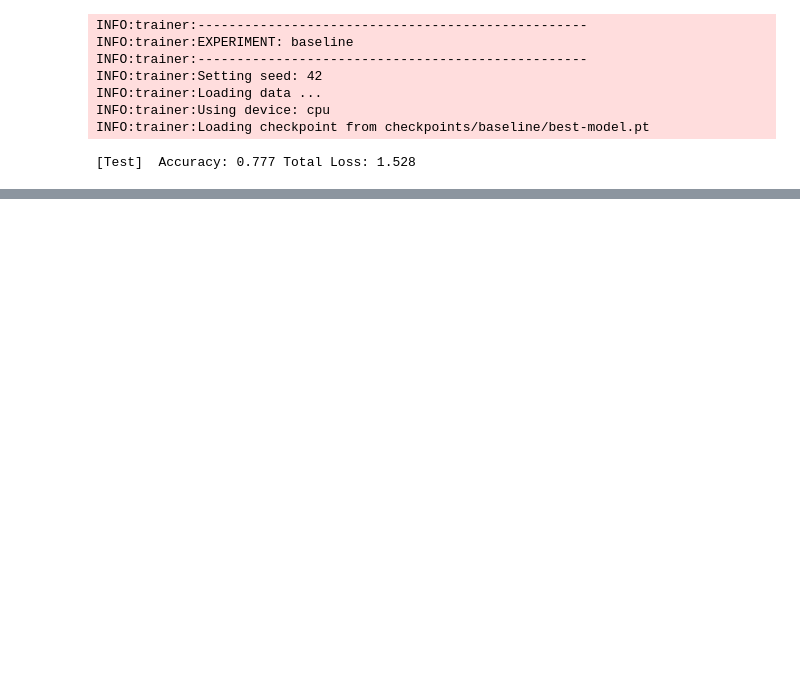
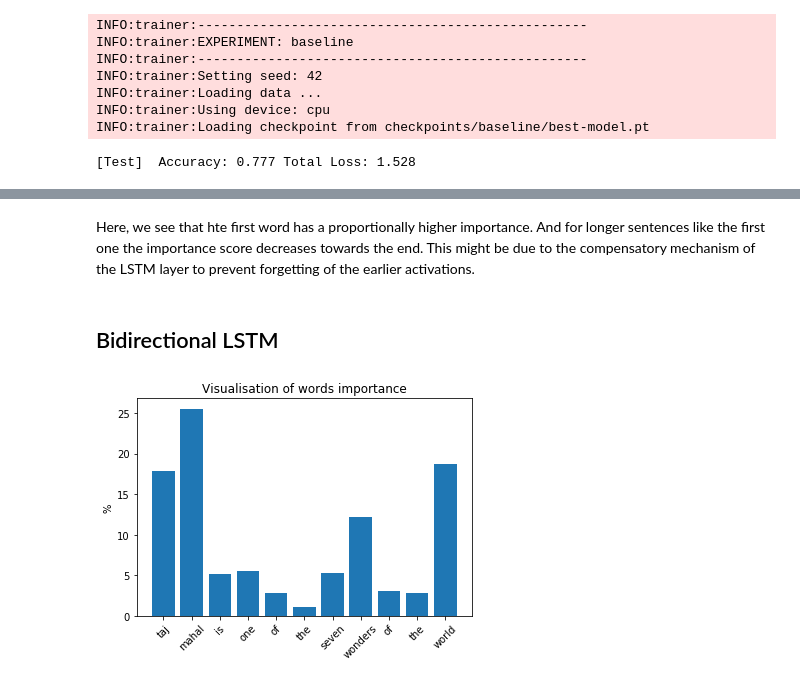
Before and after one commit to AmanDaVinci/Universal-Sentence-Representations, a Jupyter notebook: demo.ipynb, the cells around one changed output, grey strips where cells are left out. Drawn from its saved outputs; the diff is of its cells as text; code cells hidden in the pictures; blank space fills up the shorter version.

```diff
--- a/demo.ipynb
+++ b/demo.ipynb
@@ -222,0 +170,19 @@ print(results)
+# %%
+config = {
+    "exp_name": "bi_lstm",
+    "epochs": 20,
+    "encoder": "BiLSTM",
+    "batch_size": 128,
+    "hidden_dim": 2048,
+    "num_layers": 1,
+    "learning_rate": 1e-3,
+    "seed": 42,
+    "debug": False,
+    "device": 'cpu',
+    "valid_freq": 1000,
+    "save_freq": 4000,
+    "test_checkpoint": 'best-model.pt'
+}
+# %%
+bi_trainer = Trainer(config)
+print(bi_trainer.test())
@@ -222,0 +311,8 @@ print(results)
+# %% [markdown]
+Here, we see that hte first word has a proportionally higher importance. And for longer sentences like the first one the importance score decreases towards the end. This might be due to the compensatory mechanism of the LSTM layer to prevent forgetting of the earlier activations.
+# %% [markdown]
+## Bidirectional LSTM
+# %%
+bi_trainer.model.encoder.visualize("taj mahal is one of the seven wonders of the world".split(), bi_trainer.vocab)
+# %% [output]
+[figure, added]
```
Also changed, not shown: parts of 92 cells of this notebook, 1 other file.
